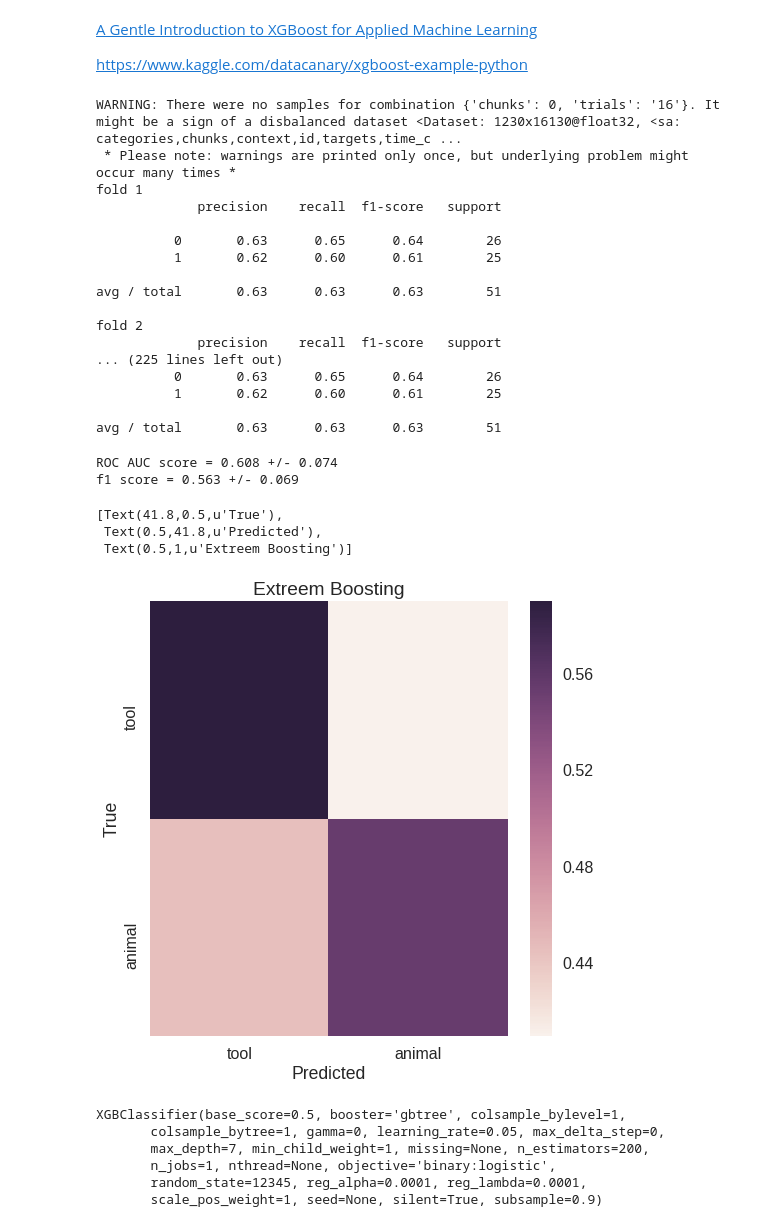
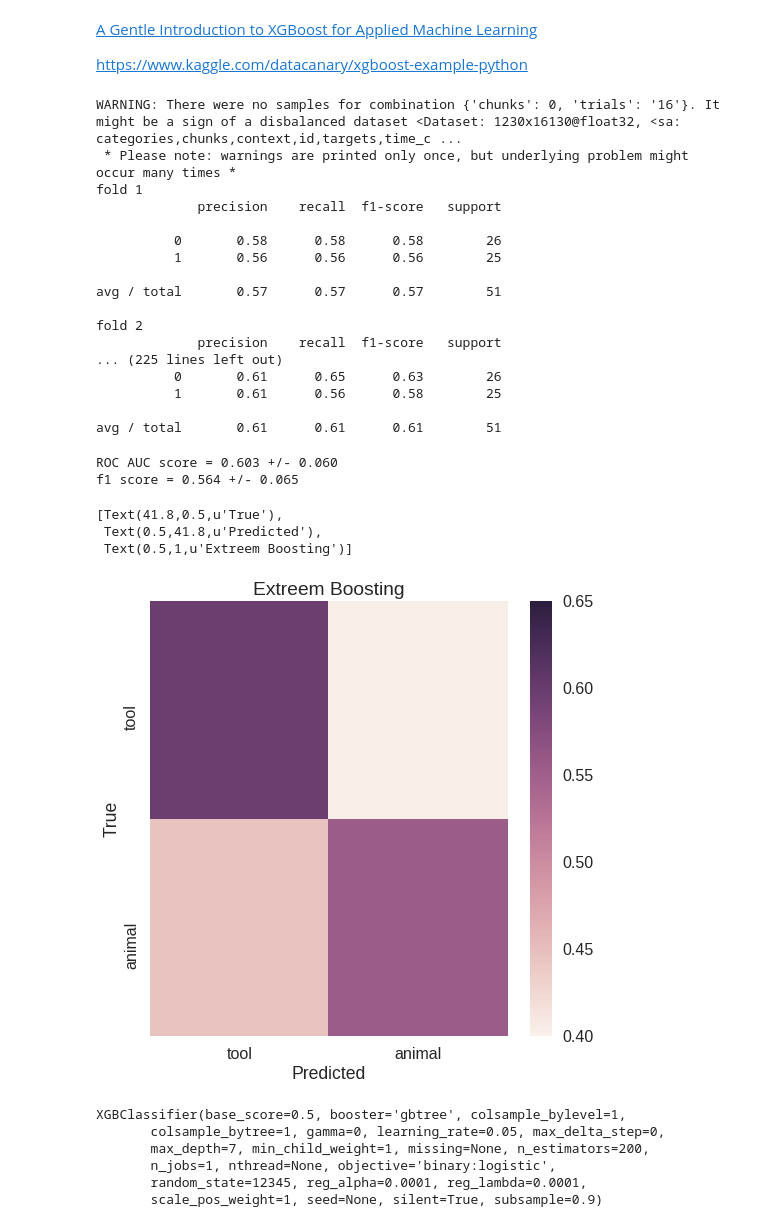
Before and after one commit to nmningmei/Deep_learning_fMRI_EEG, a Jupyter notebook: 4_4_XGB_implementation.ipynb, the cells around one changed output. Saved outputs shown, nothing was run; the diff lists cells and outputs as text; code cells hidden in the pictures.

```diff
--- a/4_4_XGB_implementation.ipynb
+++ b/4_4_XGB_implementation.ipynb
@@ -217,8 +217,8 @@ for fold, (train,test) in enumerate(cv.split(blocks,block_labels)):
     X_train               = scaler.fit_transform(tr.samples.astype('float32'))
     X_test                = scaler.transform(te.samples.astype('float32'))
 
-    bst                   = xgb.XGBClassifier(max_depth = 7,
-                                              n_estimators = 200,
+    bst                   = xgb.XGBClassifier(#max_depth = 7,
+                                              n_estimators = 1200,
                                               learning_rate = 0.05,
                                               subsample = 0.9,
                                               random_state = 12345,
@@ -248,18 +248,18 @@ WARNING: There were no samples for combination {'chunks': 0, 'trials': '16'}. It
 fold 1
              precision    recall  f1-score   support
 
-          0       0.63      0.65      0.64        26
-          1       0.62      0.60      0.61        25
+          0       0.58      0.58      0.58        26
+          1       0.56      0.56      0.56        25
 
-avg / total       0.63      0.63      0.63        51
+avg / total       0.57      0.57      0.57        51
 
 fold 2
              precision    recall  f1-score   support
 ... (225 lines left out)
-          0       0.63      0.65      0.64        26
-          1       0.62      0.60      0.61        25
+          0       0.61      0.65      0.63        26
+          1       0.61      0.56      0.58        25
 
-avg / total       0.63      0.63      0.63        51
+avg / total       0.61      0.61      0.61        51
 # %%
 scores = np.array(scores)
 cfm    = np.array(cfm)
@@ -268,21 +268,21 @@ print('ROC AUC score = {:.3f} +/- {:.3f}\nf1 score = {:.3f} +/- {:.3f}'.format(
         scores.mean(0)[0],scores.std(0)[0],scores.mean(0)[-2],scores.std(0)[-2]
         ))
 # %% [output]
-ROC AUC score = 0.608 +/- 0.074
-f1 score = 0.563 +/- 0.069
+ROC AUC score = 0.603 +/- 0.060
+f1 score = 0.564 +/- 0.065
 # %%
 cm = cfm.mean(0).reshape(2,2)
 cm = cm / cm.sum(axis=1)[:,np.newaxis]
 cm = pd.DataFrame(cm,columns=['tool','animal'],index=['tool','animal'])
 # %%
 fig, ax = plt.subplots(figsize=(8,8))
-sns.heatmap(cm,ax=ax)
+sns.heatmap(cm,ax=ax,vmin=0.4,vmax=0.65)
 ax.set(ylabel = 'True', xlabel = 'Predicted',title = 'Extreem Boosting')
 # %% [output]
 [Text(41.8,0.5,u'True'),
  Text(0.5,41.8,u'Predicted'),
  Text(0.5,1,u'Extreem Boosting')]
-[figure, old version]
+[figure, new version]
 # %%
 bst                   = xgb.XGBClassifier(max_depth = 7,
                                               n_estimators = 200,
```
Also changed, not shown: parts of 1 cell of this notebook.
